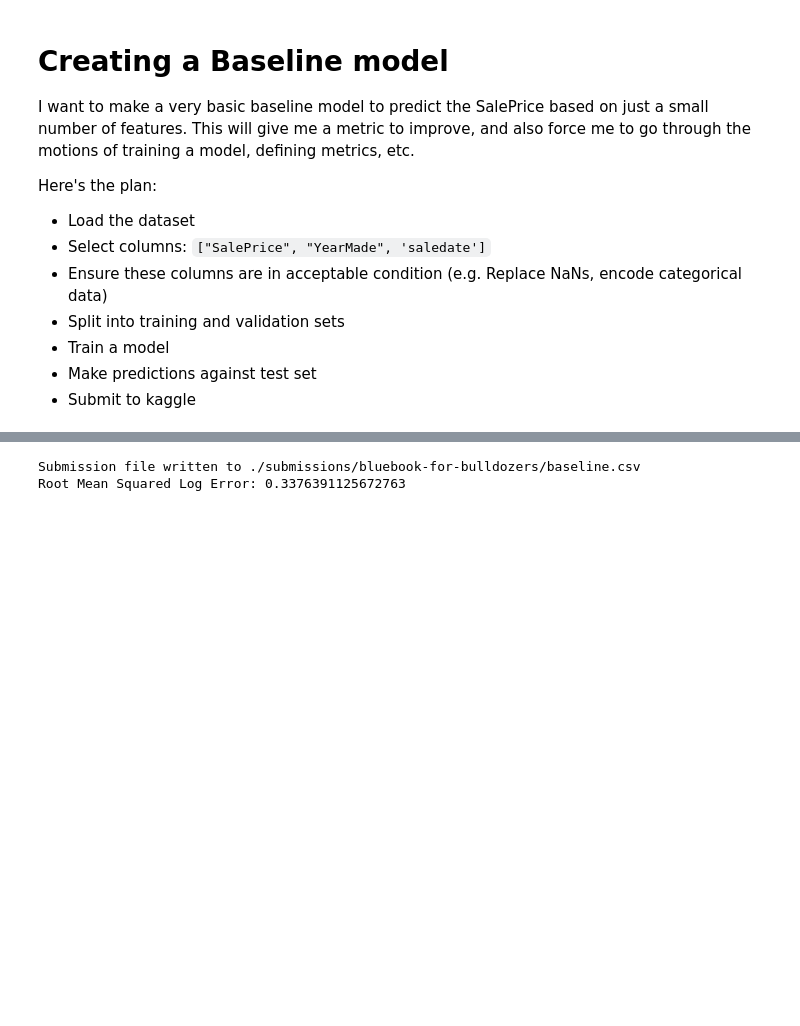
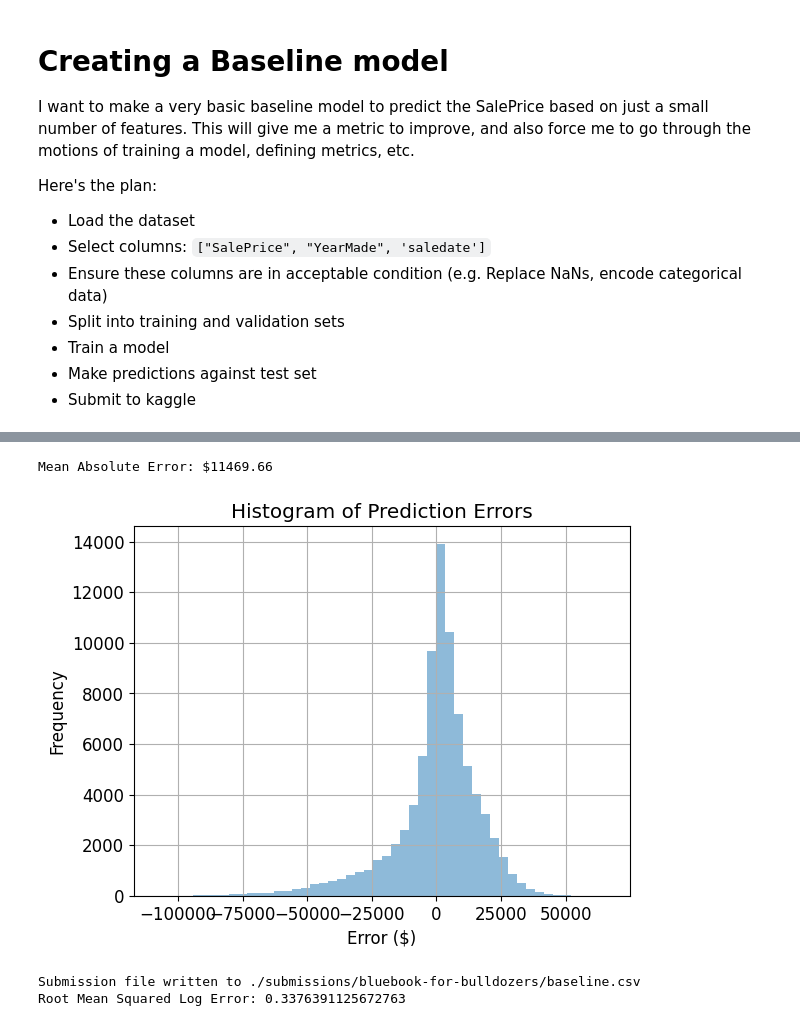
Before and after one commit to johnshaughnessy/digits, a Jupyter notebook: tractors.ipynb, the cells around one changed output, grey strips where cells are left out. Saved outputs shown, nothing was run; the diff lists cells and outputs as text; code cells hidden in the pictures; blank space fills up the shorter version.

```diff
--- a/tractors.ipynb
+++ b/tractors.ipynb
@@ -253,0 +241,2 @@ submission_df = submission_df.sort_values('SalesID')
+# %%
+rf = RandomForestRegressor(n_estimators= 50, max_depth=10, min_samples_leaf=4, n_jobs=-1, random_state=42, verbose=2)
@@ -253,0 +293,21 @@ submission_df = submission_df.sort_values('SalesID')
+# %%
+from sklearn.metrics import mean_absolute_error
+mae = mean_absolute_error(y_val, y_pred)
+print(f'Mean Absolute Error: ${mae:.2f}')
+# %% [output]
+Mean Absolute Error: $11469.66
+# %%
+import matplotlib.pyplot as plt
+
+# Calculate errors
+errors = y_pred - y_val
+
+# Plot histogram of errors
+plt.hist(errors, bins=50, alpha=0.5)
+plt.title('Histogram of Prediction Errors')
+plt.xlabel('Error ($)')
+plt.ylabel('Frequency')
+plt.grid(True)
+plt.show()
+# %% [output]
+[figure, added]
```
Also changed, not shown: parts of 6 cells of this notebook.
